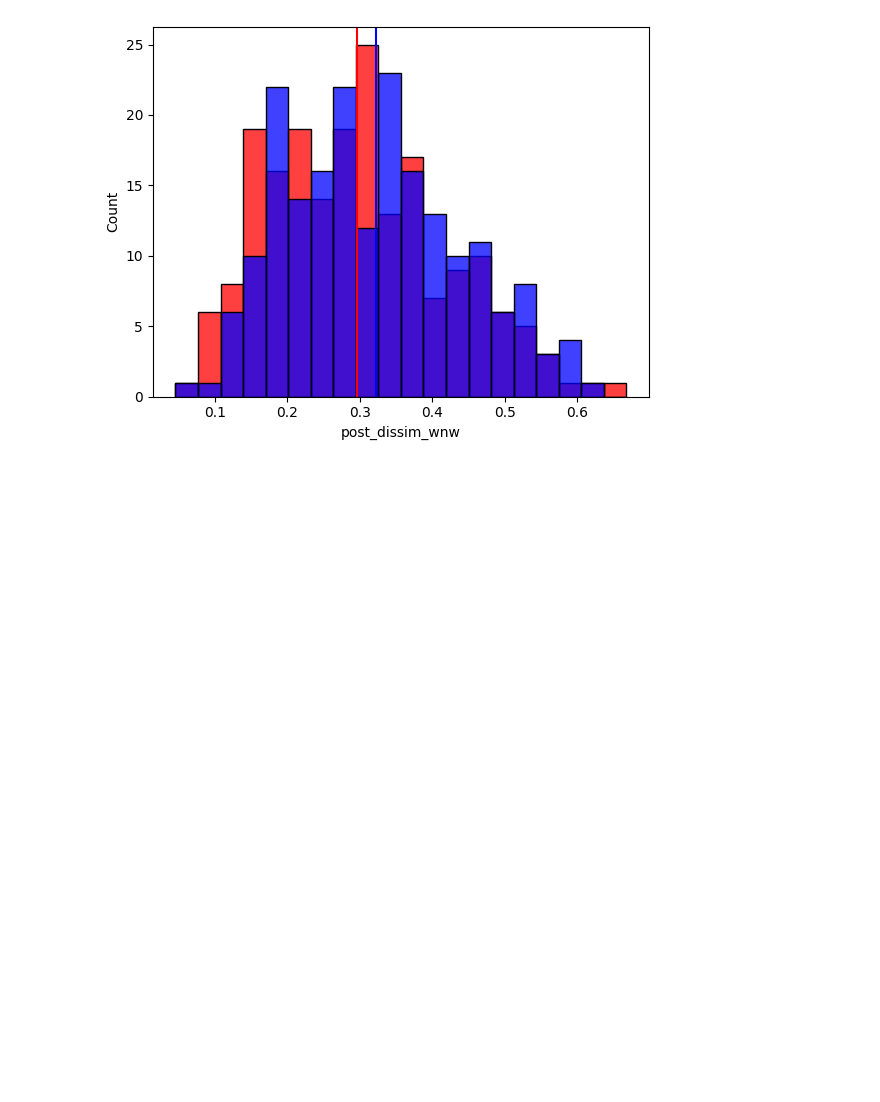
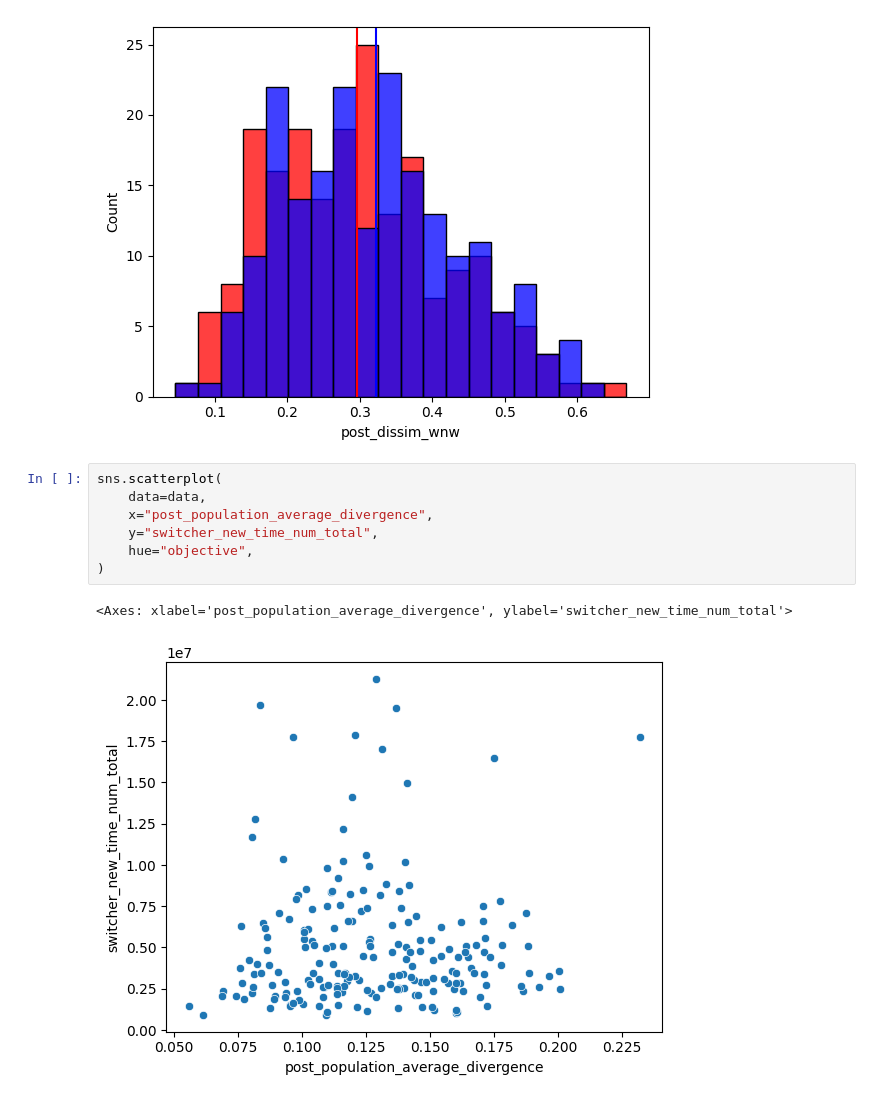
Before and after one commit to Plural-Connections/school-mergers-refactor, a Jupyter notebook: mergers_core/graph.ipynb, the cells around one changed output. Saved outputs shown, nothing was run; the diff lists cells and outputs as text; blank space fills up the shorter version.

```diff
--- a/mergers_core/graph.ipynb
+++ b/mergers_core/graph.ipynb
@@ -129,3 +129,13 @@ add_the_hist(dissimilarity, bins, "red")
 add_the_hist(both, bins, "blue")
 # %% [output]
 [figure]
+# %%
+sns.scatterplot(
+    data=data,
+    x="post_population_average_divergence",
+    y="switcher_new_time_num_total",
+    hue="objective",
+)
+# %% [output]
+<Axes: xlabel='post_population_average_divergence', ylabel='switcher_new_time_num_total'>
+[figure, added]
```
Also changed, not shown: parts of 3 cells of this notebook.
